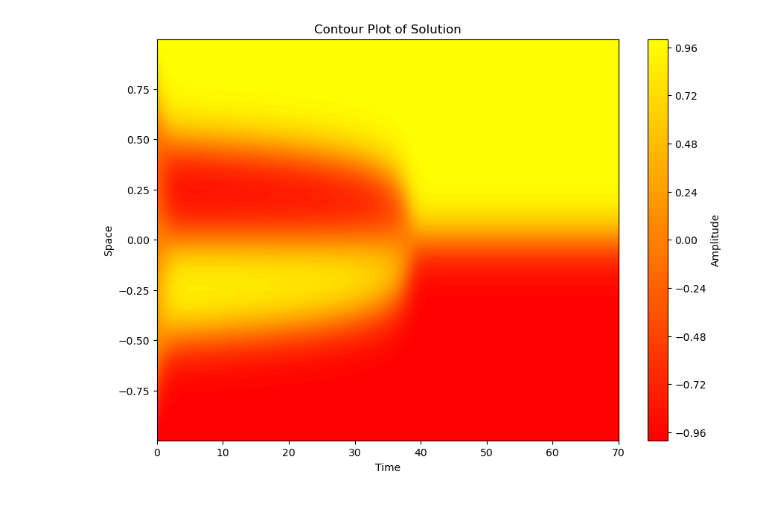
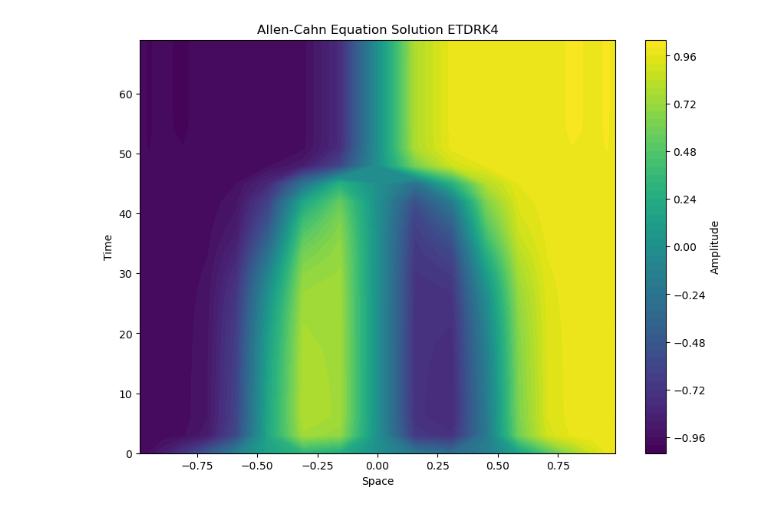
Before and after one commit to Gaffeyh/Research_Project, a Jupyter notebook: AC_eq.ipynb, the cells around one changed output. Drawn from its saved outputs; the diff is of its cells as text; code cells hidden in the pictures.

```diff
--- a/AC_eq.ipynb
+++ b/AC_eq.ipynb
@@ -109,9 +113,9 @@ def ETD_AC(N,h):
     # Parameters
     #N = 2**6
     D, x = cheb(N)
-    print(x)
+    #print(x)
     x = x[1:N]                 # MATLAB: x = x(2:N)
-    print(x)
+    #print(x)
 
     # Initial condition
     w = 0.53*x + 0.47*np.sin(-1.5*np.pi*x) - x
@@ -158,9 +162,10 @@ def ETD_AC(N,h):
 
     tmax = 70
     nmax = round(tmax / h)
-    nplt = int(np.floor((tmax / 70) / h))
+    nplt = int(np.floor((tmax / 20) / h))
 
     for n in range(1, nmax + 1):
+        print("n = ", n)
         t = n * h
 
         Nu = (w + x) - (w + x)**3
@@ -176,6 +181,7 @@ def ETD_AC(N,h):
         w = E @ w + f1 @ Nu + 2*f2 @ (Na + Nb) + f3 @ Nc
 
         if n % nplt == 0:
+            print("Saving at t = ", t)
             u = np.concatenate(([1], w + x, [-1]))
             uu = np.hstack((uu, u.reshape(-1, 1)))
             tt = np.append(tt, t)
@@ -188,4 +198,4 @@ def ETD_AC(N,h):
 # %%
-x, uu, tt,time_elapsed = ETD_AC(2**6, 1/4)
-plt.plot(np.diff(x))
+x, uu, tt,time_elapsed = ETD_AC(20, 1)
+#plt.plot(np.diff(x))
 # %% [output]
@@ -229,18 +219,18 @@ array([0.04908739, 0.09817477, 0.14726216, 0.19634954, 0.24543693,
 # %%
 # Plot results using a contour plot
 fig, ax = plt.subplots(figsize=(10, 7))
 X, T = np.meshgrid(x, tt, indexing='ij')  # Ensure consistent indexing
-contour = ax.contourf(T, X, uu[1:N], levels=50, cmap=cm.autumn)  # Swap X and T to match uu's shape
+contour = ax.contourf(X,T, uu[1:-1,:], levels=50, cmap=cm.viridis)  # Swap X and T to match uu's shape
 
 # Add a colorbar
 cbar = plt.colorbar(contour, ax=ax)
 cbar.set_label('Amplitude')
 
 # Set labels and title
-ax.set_xlabel('Time')
-ax.set_ylabel('Space')
-ax.set_title('Contour Plot of Solution')
+ax.set_xlabel('Space')
+ax.set_ylabel('Time')
+ax.set_title('Allen-Cahn Equation Solution ETDRK4')
 
 plt.show()
 # %% [output]
-[figure, old version]
+[figure, new version]
```
Also changed, not shown: parts of 17 cells of this notebook, 10 other files.
